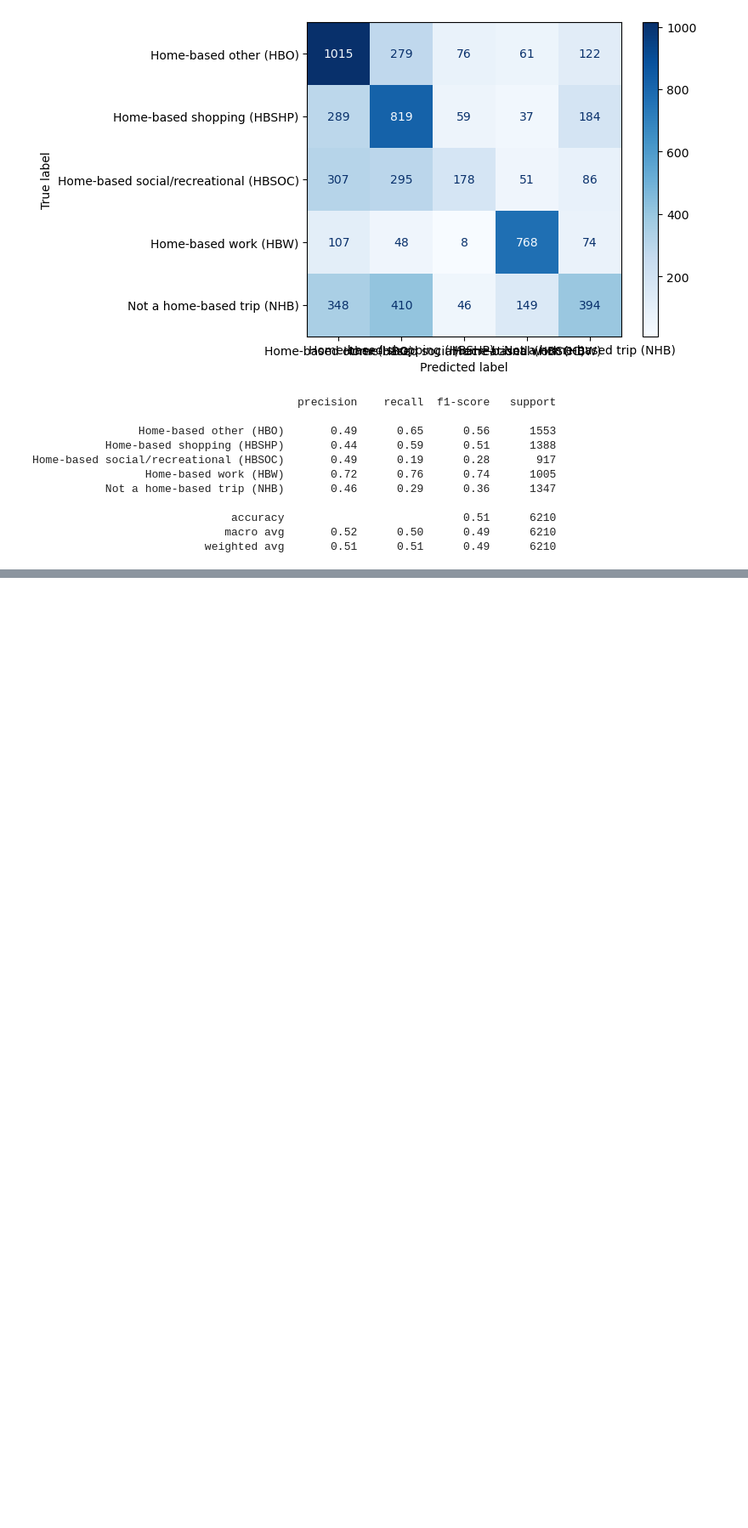
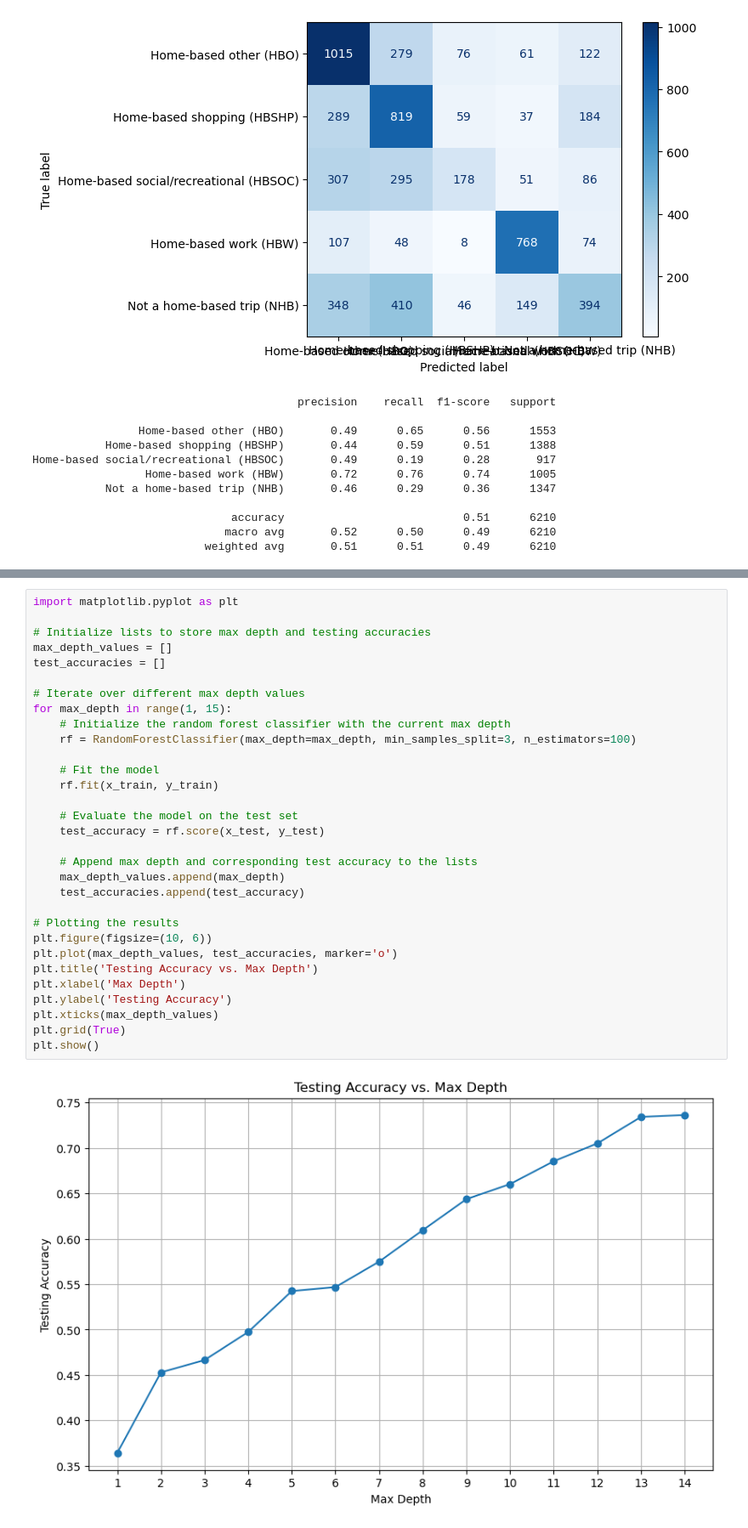
Before and after one commit to mfgeary/dsan5300-project, a Jupyter notebook: code/AUC_All_Models.ipynb, the cells around one changed output, grey strips where cells are left out. Shown at 85% size. Drawn from its saved outputs; the diff is of its cells as text; blank space fills up the shorter version.

```diff
--- a/code/AUC_All_Models.ipynb
+++ b/code/AUC_All_Models.ipynb
@@ -242,0 +288,33 @@ Home-based social/recreational (HBSOC)       0.49      0.19      0.28       917
+# %%
+import matplotlib.pyplot as plt
+
+# Initialize lists to store max depth and testing accuracies
+max_depth_values = []
+test_accuracies = []
+
+# Iterate over different max depth values
+for max_depth in range(1, 15):
+    # Initialize the random forest classifier with the current max depth
+    rf = RandomForestClassifier(max_depth=max_depth, min_samples_split=3, n_estimators=100)
+
+    # Fit the model
+    rf.fit(x_train, y_train)
+
+    # Evaluate the model on the test set
+    test_accuracy = rf.score(x_test, y_test)
+
+    # Append max depth and corresponding test accuracy to the lists
+    max_depth_values.append(max_depth)
+    test_accuracies.append(test_accuracy)
+
+# Plotting the results
+plt.figure(figsize=(10, 6))
+plt.plot(max_depth_values, test_accuracies, marker='o')
+plt.title('Testing Accuracy vs. Max Depth')
+plt.xlabel('Max Depth')
+plt.ylabel('Testing Accuracy')
+plt.xticks(max_depth_values)
+plt.grid(True)
+plt.show()
+# %% [output]
+[figure, added]
```
Also changed, not shown: parts of 12 cells of this notebook, 9 other files.
